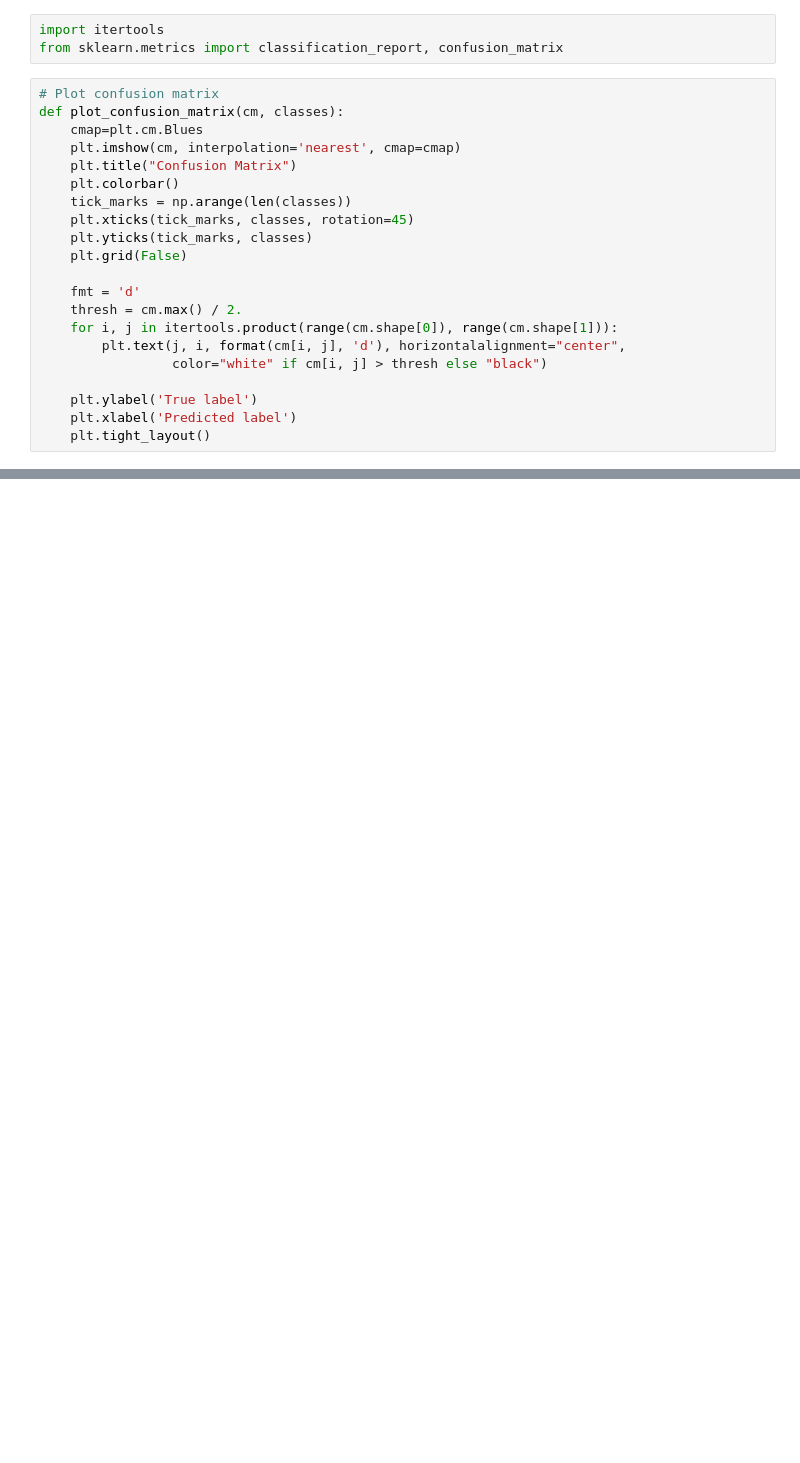
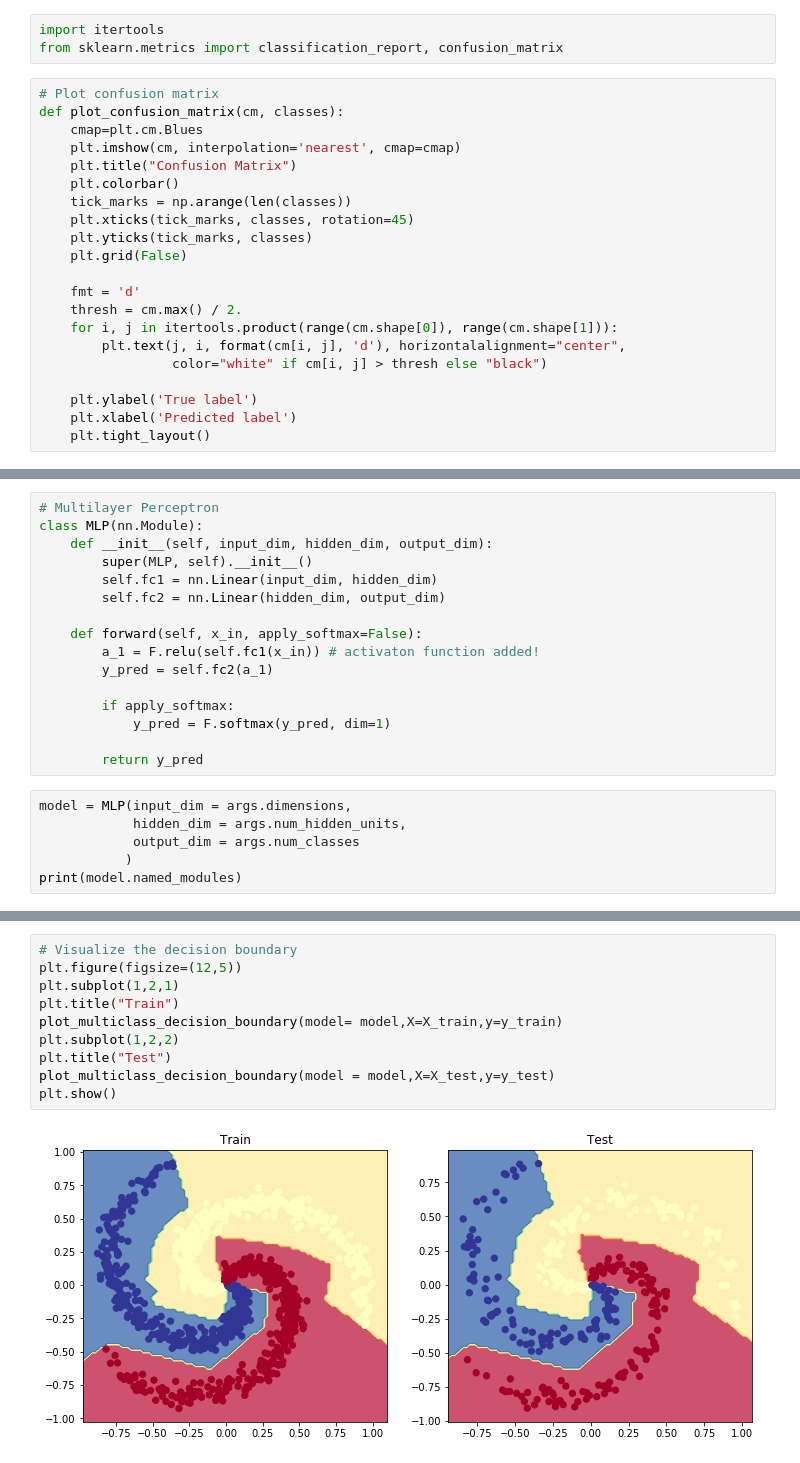
Before and after one commit to haokeliu/colaboratory, a Jupyter notebook: DeepLearn_Notes/多层感知_Multilayer_Perceptron_(MLP).ipynb, the cells around one changed output, grey strips where cells are left out. Drawn from its saved outputs; the diff is of its cells as text; blank space fills up the shorter version.

```diff
--- a/DeepLearn_Notes/多层感知_Multilayer_Perceptron_(MLP).ipynb
+++ b/DeepLearn_Notes/多层感知_Multilayer_Perceptron_(MLP).ipynb
@@ -259,0 +265,22 @@ weighted avg       0.55      0.54      0.54       375
+# %%
+# Multilayer Perceptron
+class MLP(nn.Module):
+    def __init__(self, input_dim, hidden_dim, output_dim):
+        super(MLP, self).__init__()
+        self.fc1 = nn.Linear(input_dim, hidden_dim)
+        self.fc2 = nn.Linear(hidden_dim, output_dim)
+
+    def forward(self, x_in, apply_softmax=False):
+        a_1 = F.relu(self.fc1(x_in)) # activaton function added!
+        y_pred = self.fc2(a_1)
+
+        if apply_softmax:
+            y_pred = F.softmax(y_pred, dim=1)
+
+        return y_pred
+# %%
+model = MLP(input_dim = args.dimensions,
+            hidden_dim = args.num_hidden_units,
+            output_dim = args.num_classes
+           )
+print(model.named_modules)
@@ -259,0 +344,12 @@ weighted avg       0.55      0.54      0.54       375
+# %%
+# Visualize the decision boundary
+plt.figure(figsize=(12,5))
+plt.subplot(1,2,1)
+plt.title("Train")
+plot_multiclass_decision_boundary(model= model,X=X_train,y=y_train)
+plt.subplot(1,2,2)
+plt.title("Test")
+plot_multiclass_decision_boundary(model = model,X=X_test,y=y_test)
+plt.show()
+# %% [output]
+[figure, added]
```
Also changed, not shown: parts of 15 cells of this notebook.
